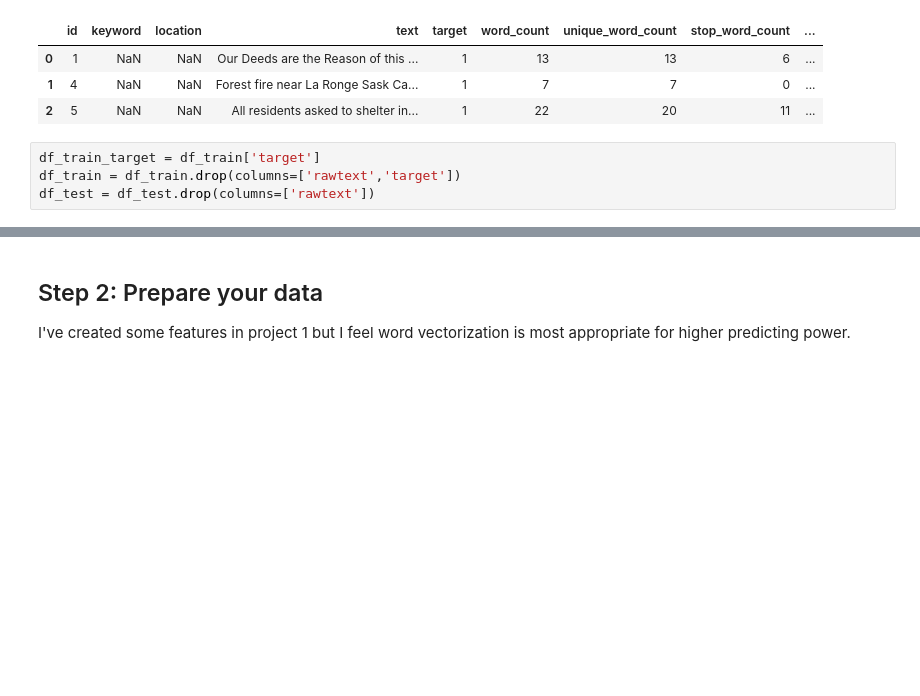
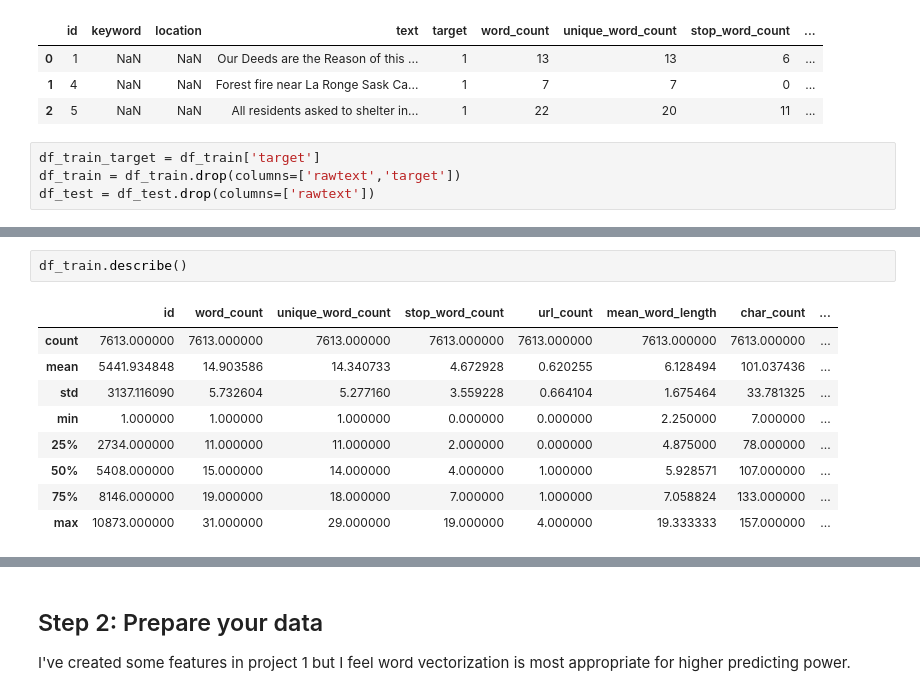
Before and after one commit to lydiakirakira/data71200sp20, a Jupyter notebook: project2/Project_2_Supervised_Learning_ltong.ipynb, the cells around one changed output, grey strips where cells are left out. Saved outputs shown, nothing was run; the diff lists cells and outputs as text; blank space fills up the shorter version.

```diff
--- a/project2/Project_2_Supervised_Learning_ltong.ipynb
+++ b/project2/Project_2_Supervised_Learning_ltong.ipynb
@@ -36,0 +58,12 @@ df_test = df_test.drop(columns=['rawtext'])
+# %%
+df_train.describe()
+# %% [output]
+|  | id | word_count | unique_word_count | stop_word_count | url_count | mean_word_length | char_count | ... |
+| count | 7613.000000 | 7613.000000 | 7613.000000 | 7613.000000 | 7613.000000 | 7613.000000 | 7613.000000 | ... |
+| mean | 5441.934848 | 14.903586 | 14.340733 | 4.672928 | 0.620255 | 6.128494 | 101.037436 | ... |
+| std | 3137.116090 | 5.732604 | 5.277160 | 3.559228 | 0.664104 | 1.675464 | 33.781325 | ... |
+| min | 1.000000 | 1.000000 | 1.000000 | 0.000000 | 0.000000 | 2.250000 | 7.000000 | ... |
+| 25% | 2734.000000 | 11.000000 | 11.000000 | 2.000000 | 0.000000 | 4.875000 | 78.000000 | ... |
+| 50% | 5408.000000 | 15.000000 | 14.000000 | 4.000000 | 1.000000 | 5.928571 | 107.000000 | ... |
+| 75% | 8146.000000 | 19.000000 | 18.000000 | 7.000000 | 1.000000 | 7.058824 | 133.000000 | ... |
+| max | 10873.000000 | 31.000000 | 29.000000 | 19.000000 | 4.000000 | 19.333333 | 157.000000 | ... |
```
Also changed, not shown: parts of 11 cells of this notebook.
